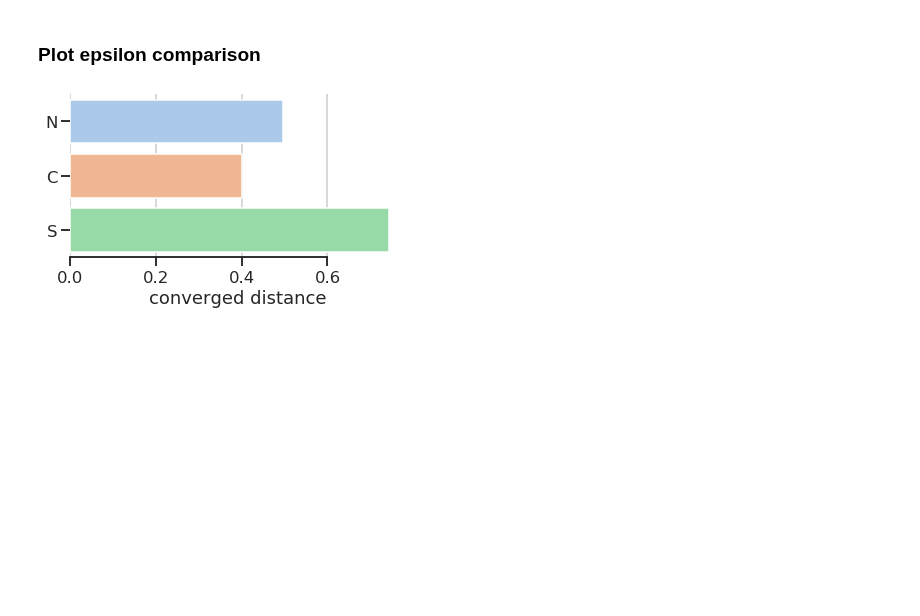
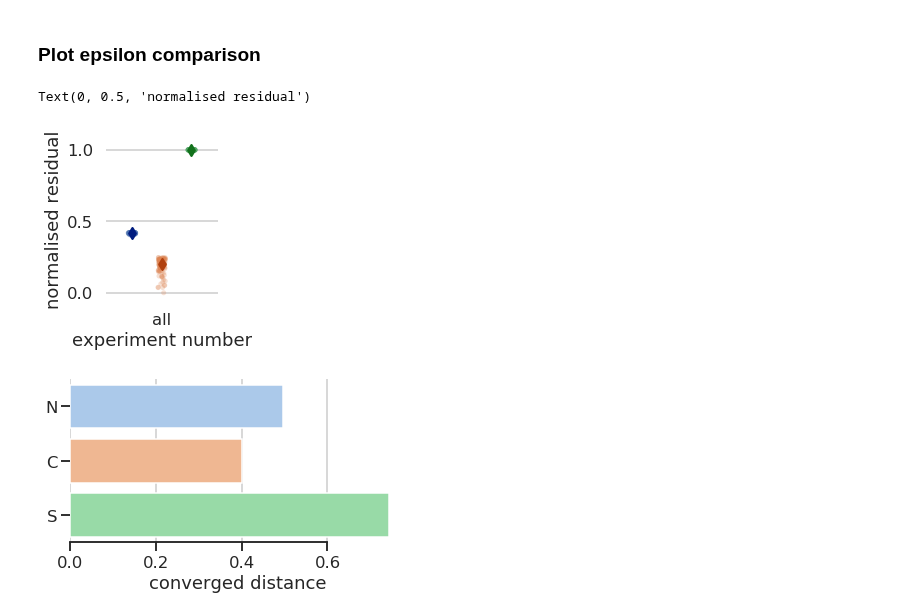
Before and after one commit to charleshouston/ion-channel-ABC, a Jupyter notebook: docs/examples/Nygren/compare_models_ito.ipynb, the cells around one changed output. Cells and saved outputs as stored; diff of their text form; code cells hidden in the pictures; blank space fills up the shorter version.

```diff
--- a/docs/examples/Nygren/compare_models_ito.ipynb
+++ b/docs/examples/Nygren/compare_models_ito.ipynb
@@ -308,14 +311,46 @@ eps_cou_i = h_cou_i.get_weighted_distances()
 # %%
 # Create virtual COU epsilon dataset by summing
 eps_cou = np.array([])
-eps_cou = (np.array(eps_cou_a.sample(n=2000,axis=0,weights=eps_cou_a.w,replace=True).distance) +
-           np.array(eps_cou_i.sample(n=2000,axis=0,weights=eps_cou_i.w,replace=True).distance))
+eps_cou = (np.array(eps_cou_a.sample(n=100,axis=0,weights=eps_cou_a.w,replace=True).distance) +
+           np.array(eps_cou_i.sample(n=100,axis=0,weights=eps_cou_i.w,replace=True).distance))
 # %%
-eps_cou = pd.DataFrame({'model': 'C', 'distance': eps_cou})
+eps_cou = pd.DataFrame({'model': 'C', 'eps': eps_cou, 'exp': 'all'})
 # %%
 eps_sta = h_sta.get_weighted_distances()
 # %%
-eps_sta = eps_sta.sample(n=2000,axis=0,weights=eps_sta.w,replace=True).distance
-eps_sta = pd.DataFrame({'model': 'S', 'distance': eps_sta})
+eps_sta = eps_sta.sample(n=100,axis=0,weights=eps_sta.w,replace=True).distance
+eps_sta = pd.DataFrame({'model': 'S', 'eps': eps_sta, 'exp': 'all'})
 # %%
 eps = pd.concat([eps_nyg,eps_cou,eps_sta])
+# %%
+eps['normalised'] = (eps['eps']-eps['eps'].min())/(eps['eps'].max()-eps['eps'].min())
+# %%
+sns.set_context('talk')
+sns.set_style('whitegrid')
+
+mpl.rcParams['font.size'] = 14
+mpl.rcParams['legend.fontsize'] = 14
+
+f, ax = plt.subplots(figsize=(2, 3))
+sns.despine(bottom=True, left=True)
+
+sns.stripplot(x='exp', y='normalised', hue='model', data=eps,
+              dodge=True, jitter=True, alpha=.25, zorder=1,
+              palette='deep', ax=ax)
+
+sns.pointplot(x="exp", y="normalised", hue="model",
+              data=eps,
+              estimator=np.median,
+              dodge=.532, join=False, palette="dark",
+              markers="d", scale=.75, ci=None)
+
+ax.get_legend().remove()
+#handles, labels = ax.get_legend_handles_labels()
+#ax.legend(handles[3:], labels[3:], title="model",
+#          handletextpad=0, columnspacing=1,
+#          loc="best", ncol=3, frameon=True)
+ax.set_xlabel('experiment number')
+ax.set_ylabel('normalised residual')
+# %% [output]
+Text(0, 0.5, 'normalised residual')
+[figure, added]
```
Also changed, not shown: parts of 11 cells of this notebook.
